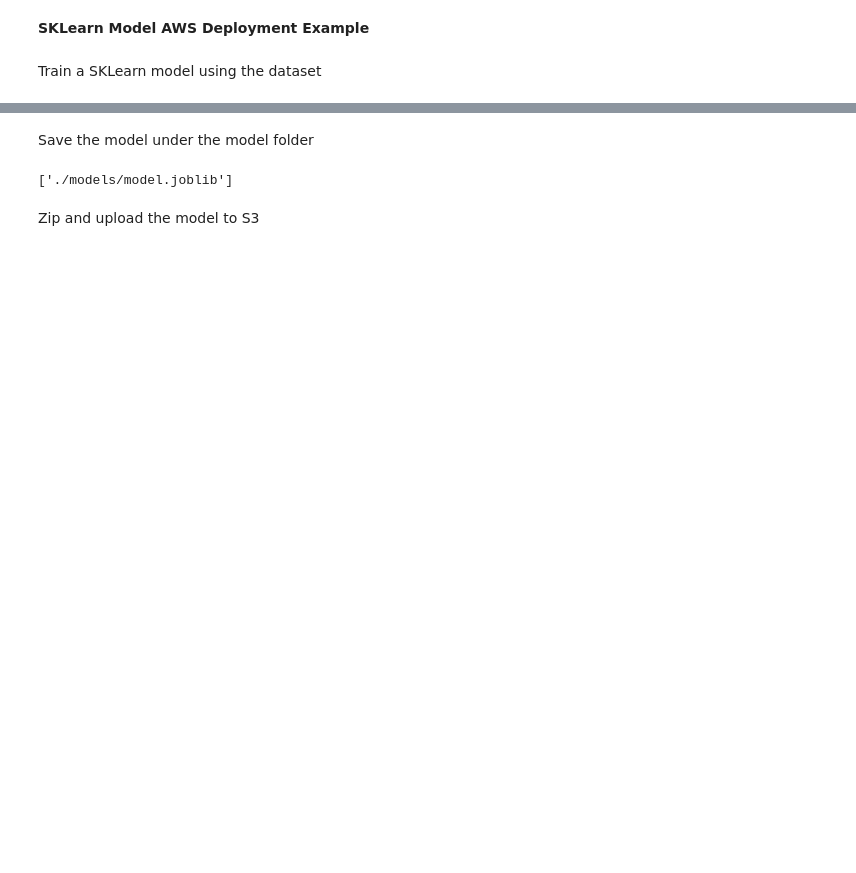
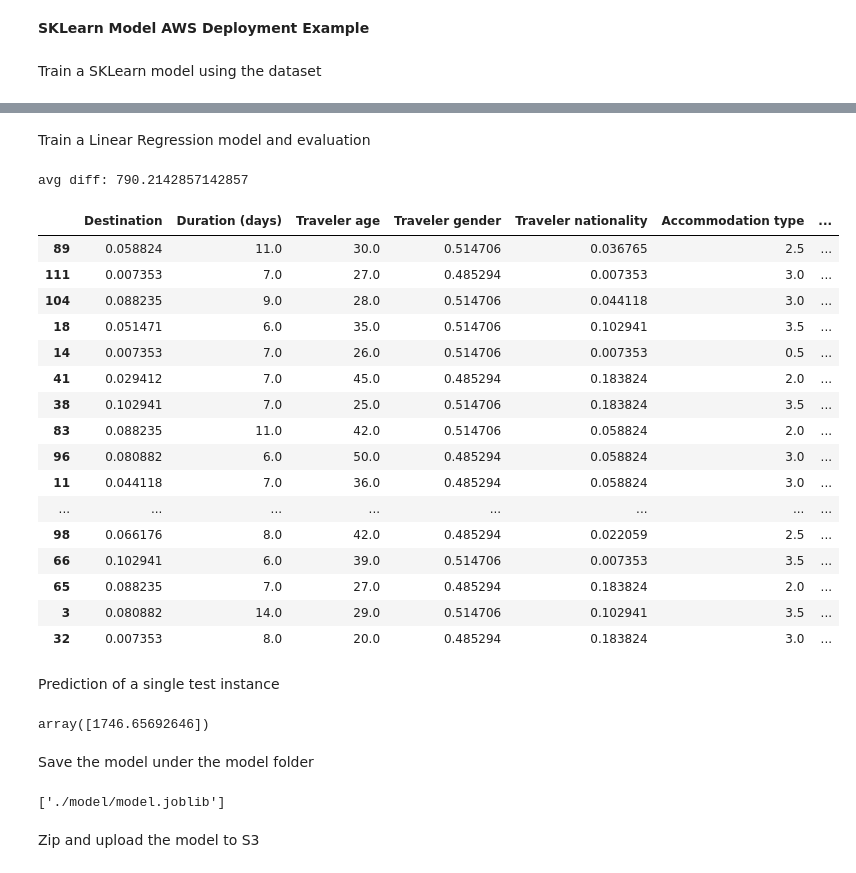
Before and after one commit to thomaschoi143/ml-deployment-workshop, a Jupyter notebook: sklearn/sklearn.ipynb, the cells around one changed output, grey strips where cells are left out. Saved outputs shown, nothing was run; the diff lists cells and outputs as text; code cells hidden in the pictures; blank space fills up the shorter version.

Commit message:
integrate with demo sklearn model

```diff
--- a/sklearn/sklearn.ipynb
+++ b/sklearn/sklearn.ipynb
@@ -32,0 +13,3 @@ Accuracy: 100.00%
+# %%
+data = pd.read_csv('travel.csv')
+data
@@ -32,0 +30,6 @@ Accuracy: 100.00%
+# %%
+#Remove non-relevant columns
+data = data.drop(columns=['Trip ID', 'Start date', 'End date', 'Traveler name'])
+data = data.dropna() #remove null columns
+data = data.reset_index()
+data
@@ -32,0 +255,7 @@ Accuracy: 100.00%
+# %%
+#Clean transportation type data
+data['Transportation type'] = data['Transportation type'].replace("flight", "plane")
+data['Transportation type'] = data['Transportation type'].replace("car rental", "car")
+data['Transportation type'] = data['Transportation type'].replace("airplane", "plane")
+data['Transportation type'] = data['Transportation type'].replace("subway", "train")
+data['Transportation type'].value_counts()
@@ -32,0 +270,12 @@ Accuracy: 100.00%
+# %%
+#Using frequency encoding
+destination_freq = data['Destination'].value_counts(normalize=True)
+data['Destination'] = data['Destination'].map(destination_freq)
+nationality_freq = data['Traveler nationality'].value_counts(normalize=True)
+data['Traveler nationality'] = data['Traveler nationality'].map(nationality_freq)
+gender_freq = data['Traveler gender'].value_counts(normalize=True)
+data['Traveler gender'] = data['Traveler gender'].map(gender_freq)
+
+#Using normal encoding
+data['Transportation type'] = data['Transportation type'].replace({"plane": 2, "train": 1.5, "car": 1, "bus": 0.5, "ferry": 0})
+data['Accommodation type'] = data['Accommodation type'].replace({"hotel": 3.5, "airbnb": 3, "hostel": 2.5, "resort": 2, "villa": 1.5, "vacation rental": 1, "riad": 0.5, "guesthouse": 0})
@@ -33,12 +298,56 @@ Accuracy: 100.00%
+# %% [markdown]
+Train a Linear Regression model and evaluation
+# %%
+#Train model
+y = data['Transportation and Accommodation cost']
+X = data.drop(columns=['Transportation and Accommodation cost'])
+
+X_train, X_test, y_train, y_test= train_test_split(X, y, test_size=0.2, random_state=89)
+reg = LinearRegression().fit(X_train, y_train)
+reg_predict = reg.predict(X_test).round()
+
+y_test = y_test.to_numpy()
+diff = 0
+for i in range(len(y_test)):
+    diff += abs(reg_predict[i] - y_test[i])
+
+avg_diff = diff/len(y_test)
+print('avg diff:', avg_diff)
+X_test
+# %% [output]
+avg diff: 790.2142857142857
+|  | Destination | Duration (days) | Traveler age | Traveler gender | Traveler nationality | Accommodation type | ... |
+| 89 | 0.058824 | 11.0 | 30.0 | 0.514706 | 0.036765 | 2.5 | ... |
+| 111 | 0.007353 | 7.0 | 27.0 | 0.485294 | 0.007353 | 3.0 | ... |
+| 104 | 0.088235 | 9.0 | 28.0 | 0.514706 | 0.044118 | 3.0 | ... |
+| 18 | 0.051471 | 6.0 | 35.0 | 0.514706 | 0.102941 | 3.5 | ... |
+| 14 | 0.007353 | 7.0 | 26.0 | 0.514706 | 0.007353 | 0.5 | ... |
+| 41 | 0.029412 | 7.0 | 45.0 | 0.485294 | 0.183824 | 2.0 | ... |
+| 38 | 0.102941 | 7.0 | 25.0 | 0.514706 | 0.183824 | 3.5 | ... |
+| 83 | 0.088235 | 11.0 | 42.0 | 0.514706 | 0.058824 | 2.0 | ... |
+| 96 | 0.080882 | 6.0 | 50.0 | 0.485294 | 0.058824 | 3.0 | ... |
+| 11 | 0.044118 | 7.0 | 36.0 | 0.485294 | 0.058824 | 3.0 | ... |
+| ... | ... | ... | ... | ... | ... | ... | ... |
+| 98 | 0.066176 | 8.0 | 42.0 | 0.485294 | 0.022059 | 2.5 | ... |
+| 66 | 0.102941 | 6.0 | 39.0 | 0.514706 | 0.007353 | 3.5 | ... |
+| 65 | 0.088235 | 7.0 | 27.0 | 0.485294 | 0.183824 | 2.0 | ... |
+| 3 | 0.080882 | 14.0 | 29.0 | 0.514706 | 0.102941 | 3.5 | ... |
+| 32 | 0.007353 | 8.0 | 20.0 | 0.485294 | 0.183824 | 3.0 | ... |
+# %% [markdown]
+Prediction of a single test instance
+# %%
+reg.predict([[0.058824, 11.0, 30.0, 0.514706, 0.036765, 2.5, 2.0]])
+# %% [output]
+array([1746.65692646])
 # %% [markdown]
 Save the model under the model folder
 # %%
 import joblib
 import os
 
-joblib.dump(clf, os.path.join('./model', "model.joblib"))
+joblib.dump(reg, os.path.join('./model', "model.joblib"))
 # %% [output]
-['./models/model.joblib']
+['./model/model.joblib']
 # %% [markdown]
 Zip and upload the model to S3
 # %%
```
Also changed, not shown: parts of 15 cells of this notebook, 3 other files.
